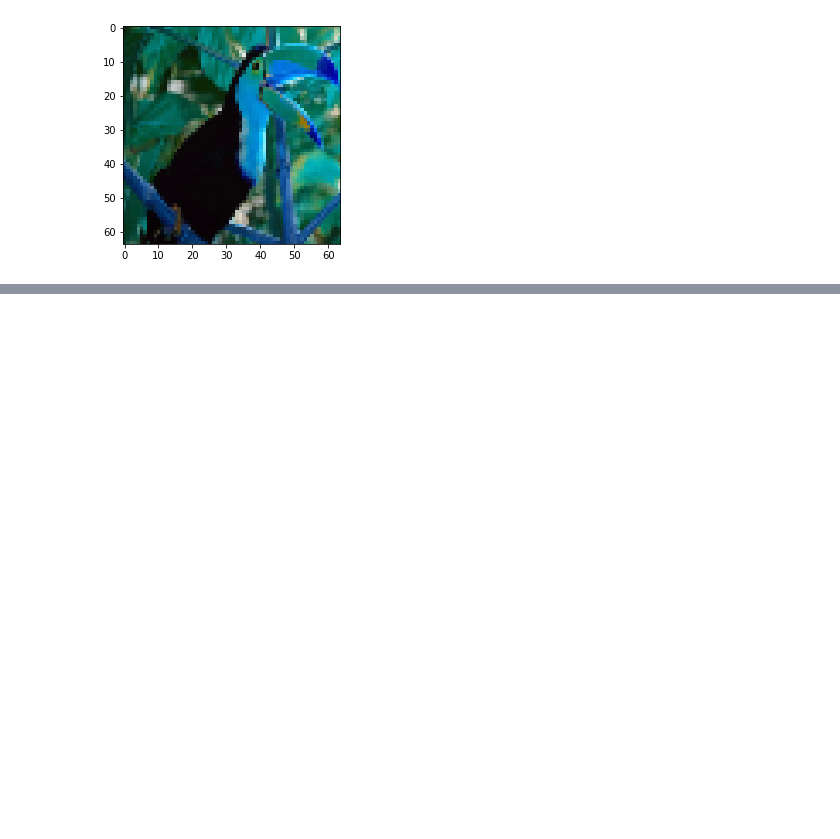
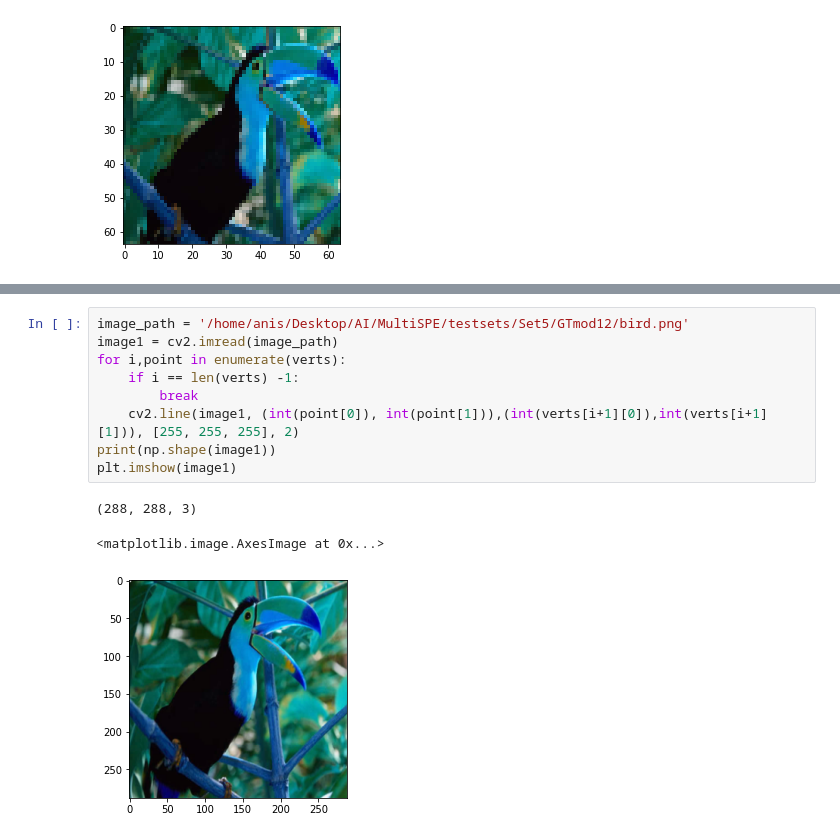
Before and after one commit to anismehrab/MULTIPSE, a Jupyter notebook: train.ipynb, the cells around one changed output, grey strips where cells are left out. Drawn from its saved outputs; the diff is of its cells as text; blank space fills up the shorter version.

```diff
--- a/train.ipynb
+++ b/train.ipynb
@@ -192,0 +227,13 @@ plt.imshow(img)
+# %%
+image_path = '/home/anis/Desktop/AI/MultiSPE/testsets/Set5/GTmod12/bird.png'
+image1 = cv2.imread(image_path)
+for i,point in enumerate(verts):
+    if i == len(verts) -1:
+        break
+    cv2.line(image1, (int(point[0]), int(point[1])),(int(verts[i+1][0]),int(verts[i+1][1])), [255, 255, 255], 2)
+print(np.shape(image1))
+plt.imshow(image1)
+# %% [output]
+(288, 288, 3)
+<matplotlib.image.AxesImage at 0x...>
+[figure, added]
```
Also changed, not shown: parts of 13 cells of this notebook, 12 other files.
